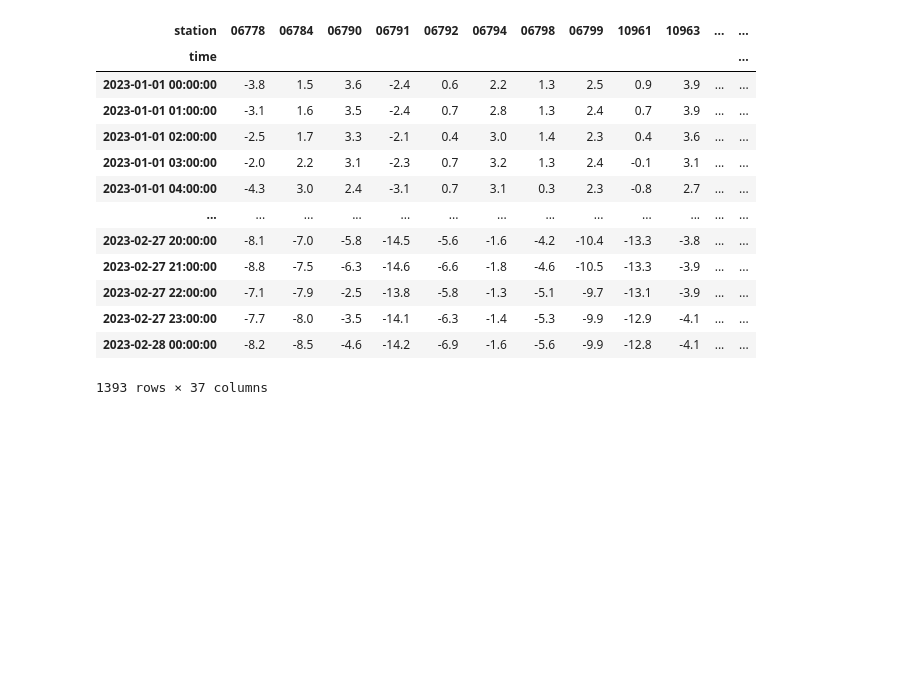
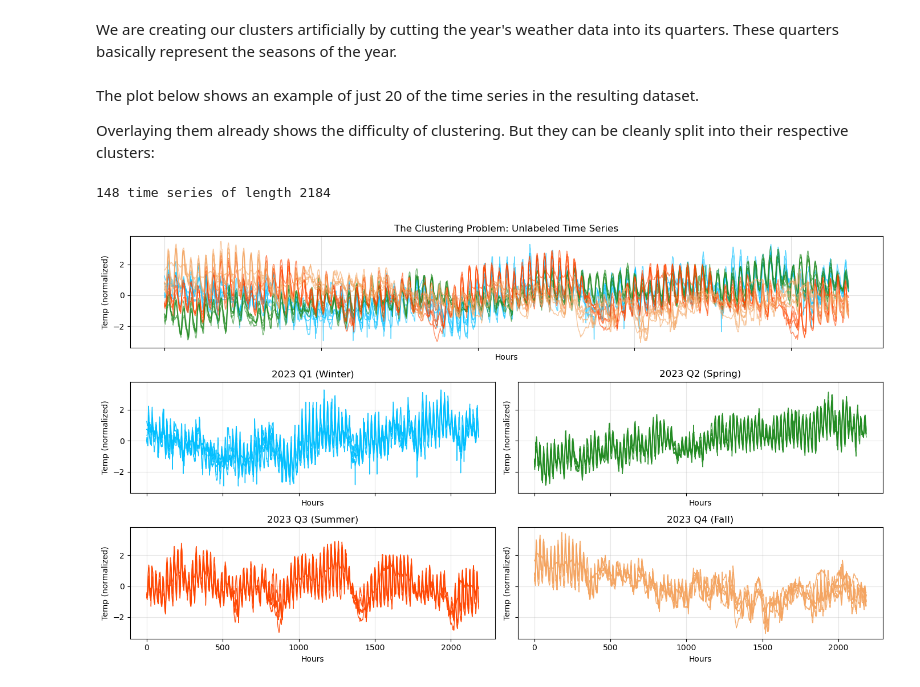
Before and after one commit to moritzspuehler/unibz-tsa-lecture-examples, a Jupyter notebook: tsa08_clustering.ipynb, the cells around one changed output. Saved outputs shown, nothing was run; the diff lists cells and outputs as text; code cells hidden in the pictures; blank space fills up the shorter version.

```diff
--- a/tsa08_clustering.ipynb
+++ b/tsa08_clustering.ipynb
@@ -14,26 +32,34 @@ bolzano = ms.Point(46.5, 11.35, 262)
 stations = ms.stations.nearby(bolzano, limit=50, radius=1000000)
 station_ids = stations.index.tolist()
 
-start = datetime(2023, 1, 1)
-end = datetime(2023, 2, 28)
+year = 2023
+start = datetime(year, 1, 1)
+end = datetime(year, 12, 31)
 
 ms.config.block_large_requests = False
 data = ms.hourly(station=station_ids, start=start, end=end, parameters=["temp"])
 
-df_temp = data.fetch().reset_index().pivot(index='time', columns='station', values='temp')
-df_temp
+df_temp = data.fetch().reset_index().pivot(index='time', columns='station', values='temp').dropna(axis=1, how="all")
-# %% [output]
-| station | 06778 | 06784 | 06790 | 06791 | 06792 | 06794 | 06798 | 06799 | 10961 | 10963 | ... | ... |
-| time |  |  |  |  |  |  |  |  |  |  |  | ... |
-| 2023-01-01 00:00:00 | -3.8 | 1.5 | 3.6 | -2.4 | 0.6 | 2.2 | 1.3 | 2.5 | 0.9 | 3.9 | ... | ... |
-| 2023-01-01 01:00:00 | -3.1 | 1.6 | 3.5 | -2.4 | 0.7 | 2.8 | 1.3 | 2.4 | 0.7 | 3.9 | ... | ... |
-| 2023-01-01 02:00:00 | -2.5 | 1.7 | 3.3 | -2.1 | 0.4 | 3.0 | 1.4 | 2.3 | 0.4 | 3.6 | ... | ... |
-| 2023-01-01 03:00:00 | -2.0 | 2.2 | 3.1 | -2.3 | 0.7 | 3.2 | 1.3 | 2.4 | -0.1 | 3.1 | ... | ... |
-| 2023-01-01 04:00:00 | -4.3 | 3.0 | 2.4 | -3.1 | 0.7 | 3.1 | 0.3 | 2.3 | -0.8 | 2.7 | ... | ... |
-| ... | ... | ... | ... | ... | ... | ... | ... | ... | ... | ... | ... | ... |
-| 2023-02-27 20:00:00 | -8.1 | -7.0 | -5.8 | -14.5 | -5.6 | -1.6 | -4.2 | -10.4 | -13.3 | -3.8 | ... | ... |
-| 2023-02-27 21:00:00 | -8.8 | -7.5 | -6.3 | -14.6 | -6.6 | -1.8 | -4.6 | -10.5 | -13.3 | -3.9 | ... | ... |
-| 2023-02-27 22:00:00 | -7.1 | -7.9 | -2.5 | -13.8 | -5.8 | -1.3 | -5.1 | -9.7 | -13.1 | -3.9 | ... | ... |
-| 2023-02-27 23:00:00 | -7.7 | -8.0 | -3.5 | -14.1 | -6.3 | -1.4 | -5.3 | -9.9 | -12.9 | -4.1 | ... | ... |
-| 2023-02-28 00:00:00 | -8.2 | -8.5 | -4.6 | -14.2 | -6.9 | -1.6 | -5.6 | -9.9 | -12.8 | -4.1 | ... | ... |
-1393 rows × 37 columns
+# %% [markdown]
+We are creating our clusters artificially by cutting the year's weather data into its quarters. These quarters basically represent the seasons of the year.
+# %%
+# Split the data into 4 equal chunks (Seasons)
+n_hours = len(df_temp)
+cutoff = n_hours - (n_hours % 4)
+df_trimmed = df_temp.iloc[:cutoff]
+season_chunks = np.split(df_trimmed, 4)
+
+# Reshape for Clustering
+samples = []
+ground_truth_labels = []
+season_names = ['Q1 (Winter)', 'Q2 (Spring)', 'Q3 (Summer)', 'Q4 (Fall)']
+
+for i, chunk in enumerate(season_chunks):
+    chunk_t = chunk.T # Transpose so rows = stations, columns = hours
+    samples.append(chunk_t)
+
+    ground_truth_labels.extend([season_names[i]] * len(chunk_t))
+
+# Final Data
+cluster_data = zscore(np.vstack(samples).astype(np.float64), axis=1)
+cluster_data_labels = np.array(ground_truth_labels)
@@ -39,0 +73,29 @@ df_temp
+# %% [markdown]
+The plot below shows an example of just 20 of the time series in the resulting dataset.
+
+Overlaying them already shows the difficulty of clustering. But they can be cleanly split into their respective clusters:
+# %%
+print(f"{cluster_data.shape[0]} time series of length {cluster_data.shape[1]}")
+
+fig, ax = plt.subplot_mosaic([['main', 'main'], ['s0', 's1'], ['s2', 's3']], figsize=(14, 8), sharex=True, sharey=True)
+colors = ['deepskyblue', 'forestgreen', 'orangered', 'sandybrown']
+
+for i, (season, color) in enumerate(zip(np.unique(cluster_data_labels), colors)):
+    sub_ax = ax[f's{i}']
+
+    # Grab 5 random indices for this season
+    samples = np.random.choice(np.where(cluster_data_labels == season)[0], 5, replace=False)
+    for idx in samples:
+        sub_ax.plot(cluster_data[idx], color=color, alpha=0.9, lw=1)       # Plot on grid
+        ax['main'].plot(cluster_data[idx], color=color, alpha=0.6, lw=1)   # Overlay on main
+
+    sub_ax.set(title=f"2023 {season}", xlabel="Hours", ylabel="Temp (normalized)")
+    sub_ax.grid(True, alpha=0.3)
+
+ax['main'].set(title="The Clustering Problem: Unlabeled Time Series", xlabel="Hours", ylabel="Temp (normalized)")
+ax['main'].grid(True, alpha=0.4)
+plt.tight_layout()
+plt.show()
+# %% [output]
+148 time series of length 2184
+[figure, added]
```
Also changed, not shown: parts of 58 cells of this notebook.
